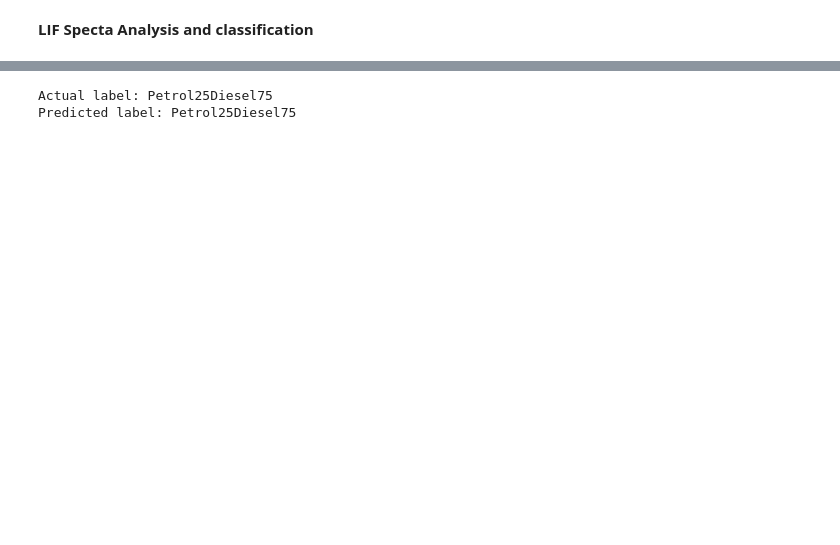
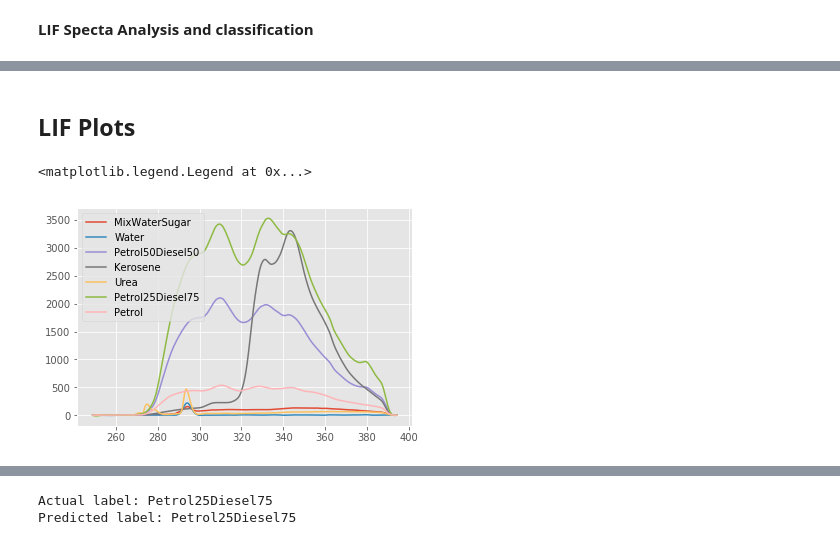
Before and after one commit to adityas1998/LIF-Spectra-classification, a Jupyter notebook: LIF.ipynb, the cells around one changed output, grey strips where cells are left out. Cells and saved outputs as stored; diff of their text form; code cells hidden in the pictures; blank space fills up the shorter version.

```diff
--- a/LIF.ipynb
+++ b/LIF.ipynb
@@ -109,2 +103,24 @@ array([-0.04551877, -0.0454949 , -0.04549968, ..., -0.02479137,
+# %% [markdown]
+## **LIF Plots**
+# %%
+substance=[]
+for train_input in train:
+  sub=np.array(list(map(float,train_input)))
+  substance.append(np.array(sub))
+# print(substance)
+from matplotlib import style
+style.use('ggplot')
+x=np.array(list(map(float,sub_dfs[0]['A'])))
+plt.plot(x,substance[0],label=lab[1])
+plt.plot(x,substance[1],label=lab[2])
+plt.plot(x,substance[2],label=lab[3])
+plt.plot(x,substance[3],label=lab[4])
+plt.plot(x,substance[4],label=lab[5])
+plt.plot(x,substance[5],label=lab[6])
+plt.plot(x,substance[6],label=lab[7])
+plt.legend()
+# %% [output]
+<matplotlib.legend.Legend at 0x...>
+[figure, added]
 # %%
 #Plotting all the spectrums
```
Also changed, not shown: parts of 12 cells of this notebook.
